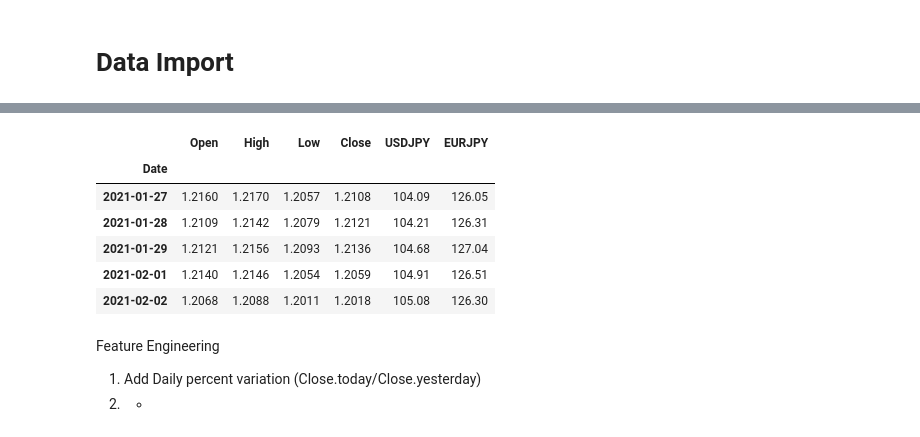
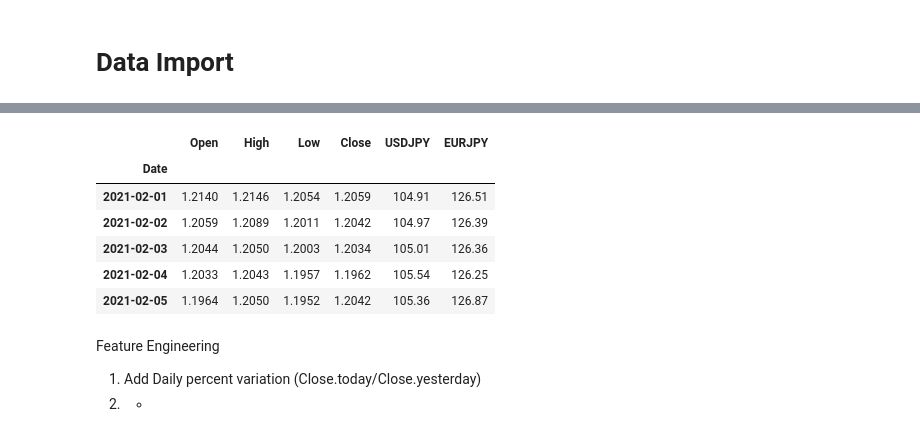
Before and after one commit to Smartsie/Invest, a Jupyter notebook: Invest_with_Currency.ipynb, the cells around one changed output, grey strips where cells are left out. Drawn from its saved outputs; the diff is of its cells as text; code cells hidden in the pictures.

```diff
--- a/Invest_with_Currency.ipynb
+++ b/Invest_with_Currency.ipynb
@@ -81,24 +81,24 @@ data
 # %%
-today='02/02/2021'
+today='07/02/2021'
 Index='USD/JPY'
 eurusd = investpy.get_currency_cross_historical_data(currency_cross='EUR/USD',from_date='01/01/2000', to_date=today)
 usdjpy = investpy.get_currency_cross_historical_data(currency_cross='USD/JPY',from_date='01/01/2000', to_date=today)
 eurjpy = investpy.get_currency_cross_historical_data(currency_cross='EUR/JPY',from_date='01/01/2000', to_date=today)
 
 data=eurusd
 #data['EURUSD']=eurusd.Close
 data['USDJPY']=usdjpy.Close
 data['EURJPY']=eurjpy.Close
 data=data.drop(['Currency'],axis=1)
 data.tail()
 # %% [output]
 |  | Open | High | Low | Close | USDJPY | EURJPY |
 | Date |  |  |  |  |  |  |
-| 2021-01-27 | 1.2160 | 1.2170 | 1.2057 | 1.2108 | 104.09 | 126.05 |
-| 2021-01-28 | 1.2109 | 1.2142 | 1.2079 | 1.2121 | 104.21 | 126.31 |
-| 2021-01-29 | 1.2121 | 1.2156 | 1.2093 | 1.2136 | 104.68 | 127.04 |
 | 2021-02-01 | 1.2140 | 1.2146 | 1.2054 | 1.2059 | 104.91 | 126.51 |
-| 2021-02-02 | 1.2068 | 1.2088 | 1.2011 | 1.2018 | 105.08 | 126.30 |
+| 2021-02-02 | 1.2059 | 1.2089 | 1.2011 | 1.2042 | 104.97 | 126.39 |
+| 2021-02-03 | 1.2044 | 1.2050 | 1.2003 | 1.2034 | 105.01 | 126.36 |
+| 2021-02-04 | 1.2033 | 1.2043 | 1.1957 | 1.1962 | 105.54 | 126.25 |
+| 2021-02-05 | 1.1964 | 1.2050 | 1.1952 | 1.2042 | 105.36 | 126.87 |
 # %% [markdown]
 Feature Engineering
 
```
Also changed, not shown: parts of 21 cells of this notebook.
